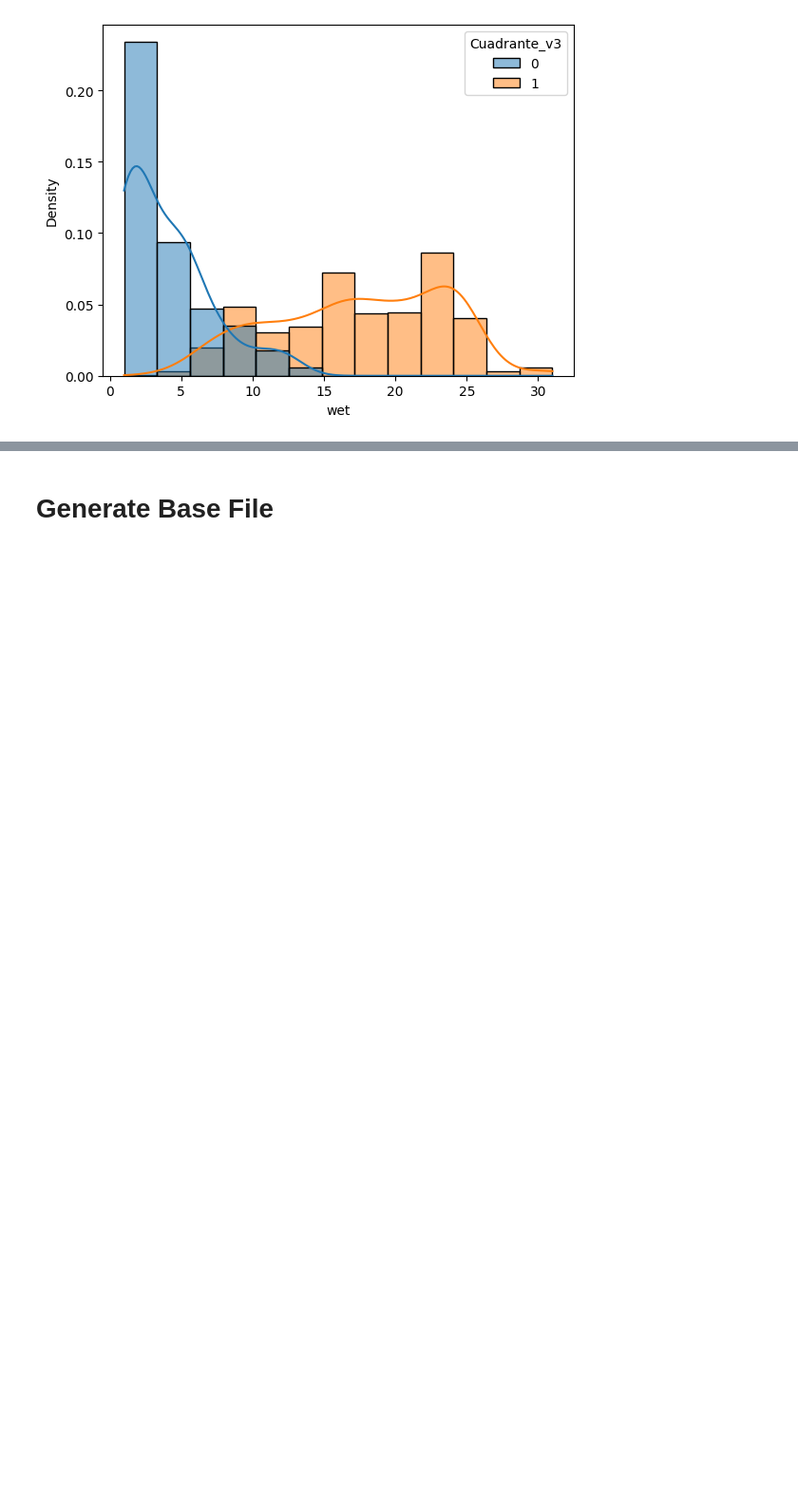
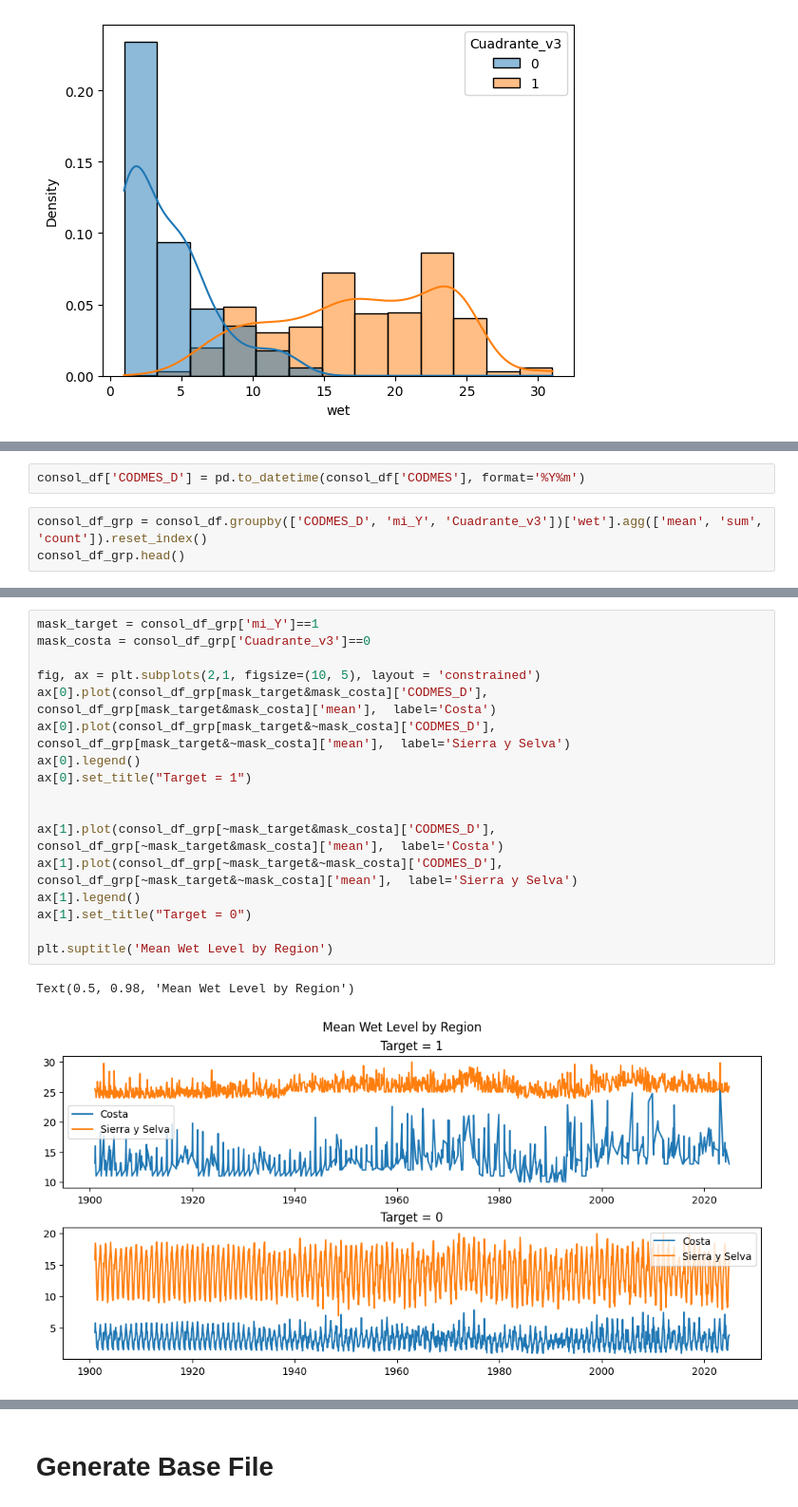
Before and after one commit to gabodabo-uno/DLA2501---Deep-Learning-Avanzado, a Jupyter notebook: Flood forecasting/3. Programas/02_Save_Gridded_TimeSeries.ipynb, the cells around one changed output, grey strips where cells are left out. Shown at 95% size. Saved outputs shown, nothing was run; the diff lists cells and outputs as text; blank space fills up the shorter version.

```diff
--- a/Flood forecasting/3. Programas/02_Save_Gridded_TimeSeries.ipynb
+++ b/Flood forecasting/3. Programas/02_Save_Gridded_TimeSeries.ipynb
@@ -753,0 +810,5 @@ sns.histplot(data=consol_df[consol_df['CODMES']==202412], x='wet', hue='Cuadrant
+# %%
+consol_df['CODMES_D'] = pd.to_datetime(consol_df['CODMES'], format='%Y%m')
+# %%
+consol_df_grp = consol_df.groupby(['CODMES_D', 'mi_Y', 'Cuadrante_v3'])['wet'].agg(['mean', 'sum', 'count']).reset_index()
+consol_df_grp.head()
@@ -753,0 +822,20 @@ sns.histplot(data=consol_df[consol_df['CODMES']==202412], x='wet', hue='Cuadrant
+# %%
+mask_target = consol_df_grp['mi_Y']==1
+mask_costa = consol_df_grp['Cuadrante_v3']==0
+
+fig, ax = plt.subplots(2,1, figsize=(10, 5), layout = 'constrained')
+ax[0].plot(consol_df_grp[mask_target&mask_costa]['CODMES_D'], consol_df_grp[mask_target&mask_costa]['mean'],  label='Costa')
+ax[0].plot(consol_df_grp[mask_target&~mask_costa]['CODMES_D'], consol_df_grp[mask_target&~mask_costa]['mean'],  label='Sierra y Selva')
+ax[0].legend()
+ax[0].set_title("Target = 1")
+
+
+ax[1].plot(consol_df_grp[~mask_target&mask_costa]['CODMES_D'], consol_df_grp[~mask_target&mask_costa]['mean'],  label='Costa')
+ax[1].plot(consol_df_grp[~mask_target&~mask_costa]['CODMES_D'], consol_df_grp[~mask_target&~mask_costa]['mean'],  label='Sierra y Selva')
+ax[1].legend()
+ax[1].set_title("Target = 0")
+
+plt.suptitle('Mean Wet Level by Region')
+# %% [output]
+Text(0.5, 0.98, 'Mean Wet Level by Region')
+[figure, added]
```
Also changed, not shown: parts of 21 cells of this notebook, 1 other file.
